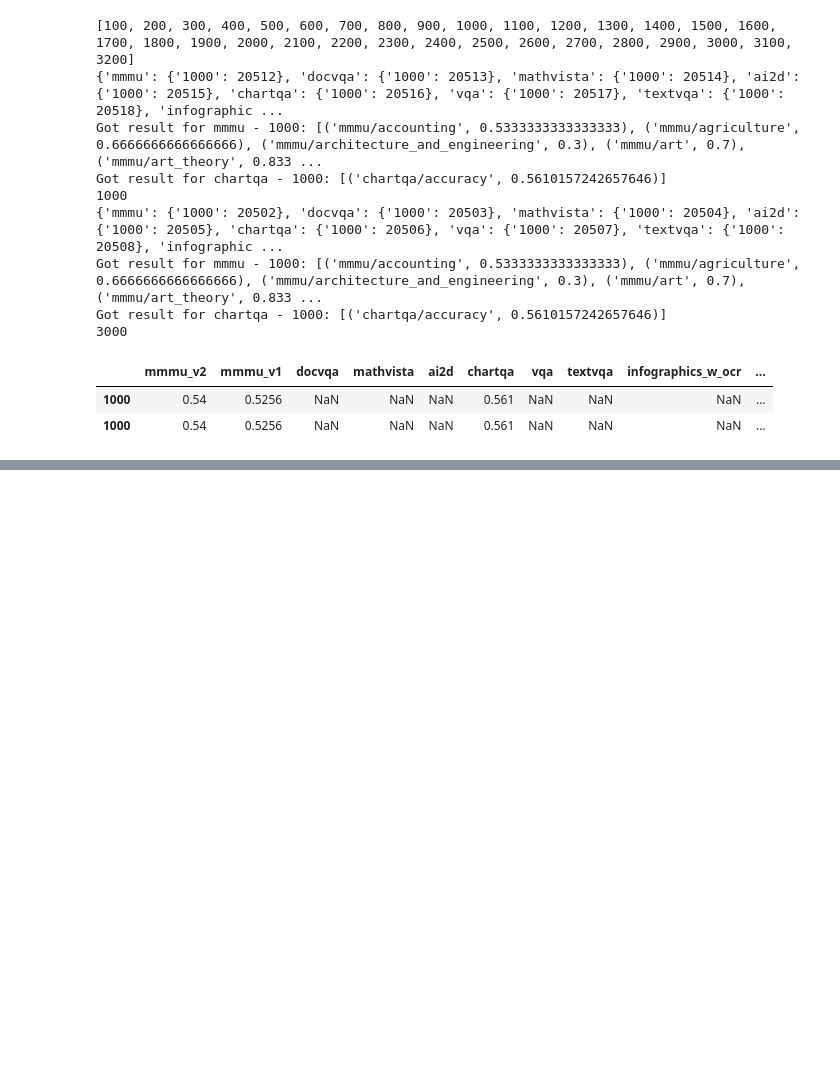
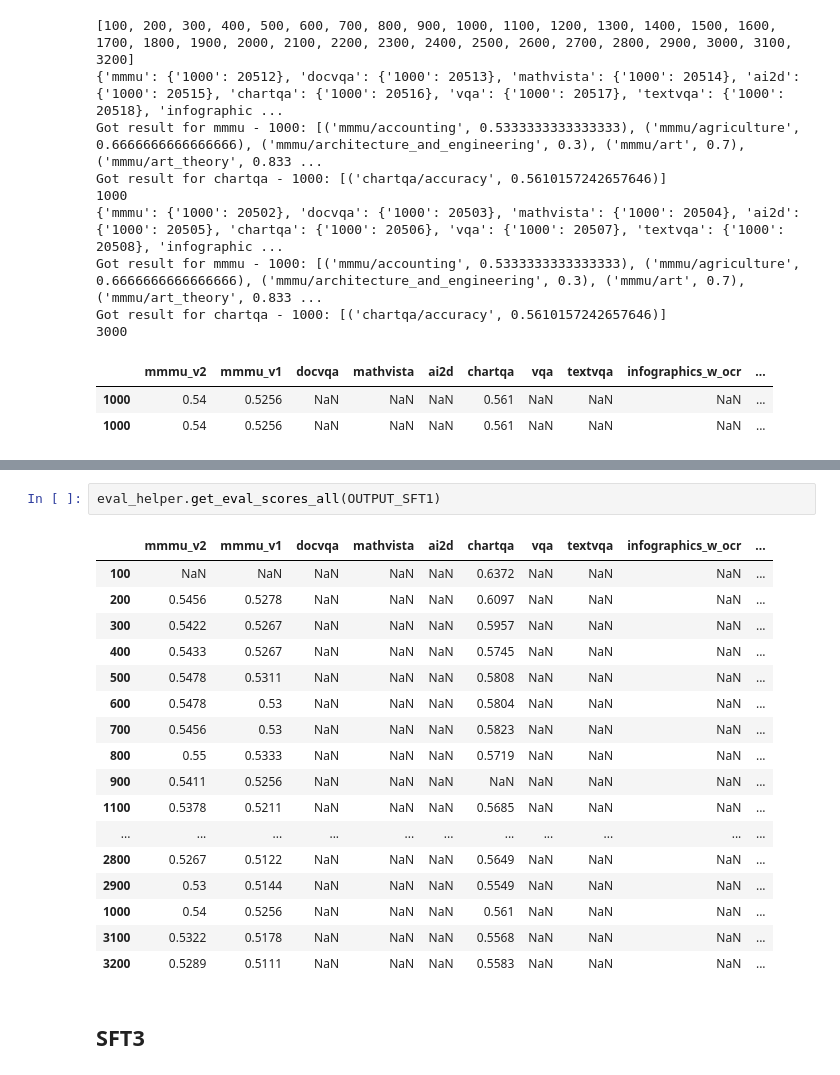
Before and after one commit to harrytranx/experiments, a Jupyter notebook: eval.ipynb, the cells around one changed output, grey strips where cells are left out. Cells and saved outputs as stored; diff of their text form; blank space fills up the shorter version.

```diff
--- a/eval.ipynb
+++ b/eval.ipynb
@@ -814,0 +908,22 @@ Got result for chartqa - 1000: [('chartqa/accuracy', 0.5610157242657646)]
+# %%
+eval_helper.get_eval_scores_all(OUTPUT_SFT1)
+# %% [output]
+|  | mmmu_v2 | mmmu_v1 | docvqa | mathvista | ai2d | chartqa | vqa | textvqa | infographics_w_ocr | ... |
+| 100 | NaN | NaN | NaN | NaN | NaN | 0.6372 | NaN | NaN | NaN | ... |
+| 200 | 0.5456 | 0.5278 | NaN | NaN | NaN | 0.6097 | NaN | NaN | NaN | ... |
+| 300 | 0.5422 | 0.5267 | NaN | NaN | NaN | 0.5957 | NaN | NaN | NaN | ... |
+| 400 | 0.5433 | 0.5267 | NaN | NaN | NaN | 0.5745 | NaN | NaN | NaN | ... |
+| 500 | 0.5478 | 0.5311 | NaN | NaN | NaN | 0.5808 | NaN | NaN | NaN | ... |
+| 600 | 0.5478 | 0.53 | NaN | NaN | NaN | 0.5804 | NaN | NaN | NaN | ... |
+| 700 | 0.5456 | 0.53 | NaN | NaN | NaN | 0.5823 | NaN | NaN | NaN | ... |
+| 800 | 0.55 | 0.5333 | NaN | NaN | NaN | 0.5719 | NaN | NaN | NaN | ... |
+| 900 | 0.5411 | 0.5256 | NaN | NaN | NaN | NaN | NaN | NaN | NaN | ... |
+| 1100 | 0.5378 | 0.5211 | NaN | NaN | NaN | 0.5685 | NaN | NaN | NaN | ... |
+| ... | ... | ... | ... | ... | ... | ... | ... | ... | ... | ... |
+| 2800 | 0.5267 | 0.5122 | NaN | NaN | NaN | 0.5649 | NaN | NaN | NaN | ... |
+| 2900 | 0.53 | 0.5144 | NaN | NaN | NaN | 0.5549 | NaN | NaN | NaN | ... |
+| 1000 | 0.54 | 0.5256 | NaN | NaN | NaN | 0.561 | NaN | NaN | NaN | ... |
+| 3100 | 0.5322 | 0.5178 | NaN | NaN | NaN | 0.5568 | NaN | NaN | NaN | ... |
+| 3200 | 0.5289 | 0.5111 | NaN | NaN | NaN | 0.5583 | NaN | NaN | NaN | ... |
+# %% [markdown]
+## SFT3
```
Also changed, not shown: parts of 18 cells of this notebook, 2 other files.
